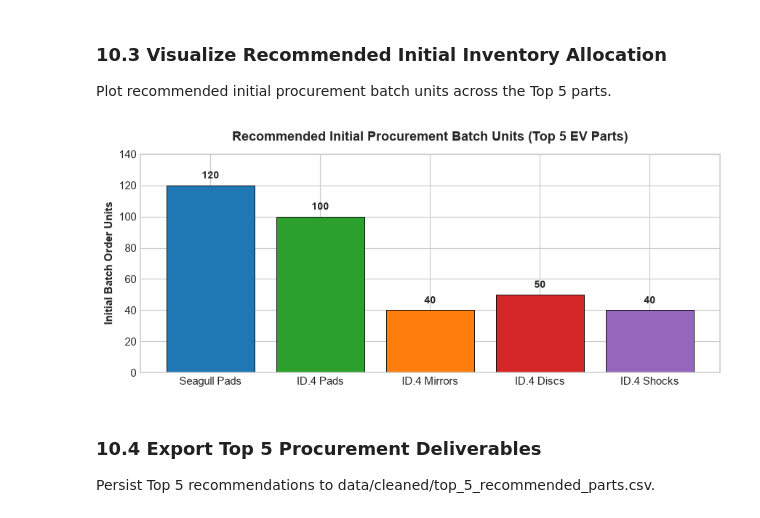
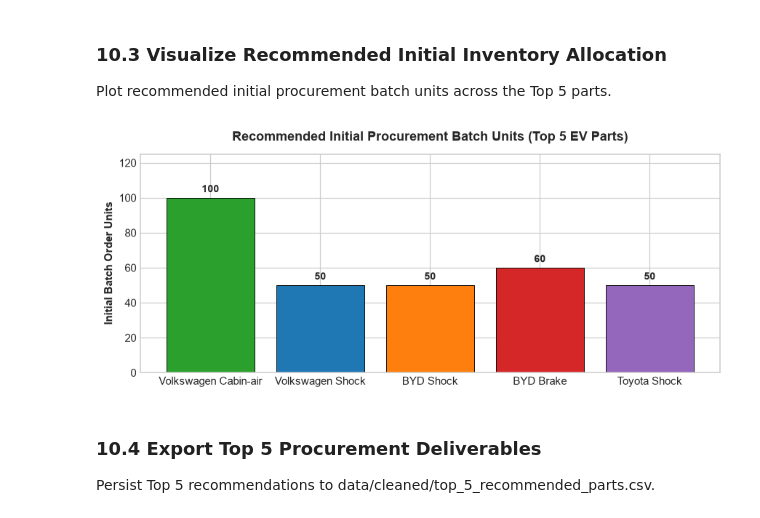
Before and after one commit to EstarCode/ev-spare-parts-prioritization, a Jupyter notebook: notebooks/Abraham_Amogne_EV_Spare_Parts_Prioritization.ipynb, the cells around one changed output. Cells and saved outputs as stored; diff of their text form; code cells hidden in the pictures.

```diff
--- a/notebooks/Abraham_Amogne_EV_Spare_Parts_Prioritization.ipynb
+++ b/notebooks/Abraham_Amogne_EV_Spare_Parts_Prioritization.ipynb
@@ -1512,31 +1531,32 @@ Plot recommended initial procurement batch units across the Top 5 parts.
 # %%
 # Self-healing environment bootstrap (enables standalone cell execution)
 import sys; from pathlib import Path
-if "PROJECT_ROOT" not in globals() or "df_cleaned_listings" not in globals() or "CLEANED_DIR" not in globals() or "quality_profile" not in globals():
-    for _c in [Path(".").resolve(), Path("..").resolve(), Path("ev-spare-parts-prioritization").resolve(), Path("C:/Users/hp/Desktop/EV/ev-spare-parts-prioritization").resolve()]:
-        if _c.exists() and (_c / "src").exists() and (_c / "main.py").exists():
+if 'PROJECT_ROOT' not in globals() or 'df_cleaned_listings' not in globals() or 'CLEANED_DIR' not in globals() or 'quality_profile' not in globals():
+    for _c in [Path('.').resolve(), Path('..').resolve(), Path('ev-spare-parts-prioritization').resolve(), Path('C:/Users/hp/Desktop/EV/ev-spare-parts-prioritization').resolve()]:
+        if _c.exists() and (_c / 'src').exists() and (_c / 'main.py').exists():
             if str(_c) not in sys.path: sys.path.insert(0, str(_c))
             break
     from src.utils.notebook_state import ensure_state; ensure_state(globals())
 
+import re
 plt.figure(figsize=(8, 3.5))
-units = [120, 100, 40, 50, 40]
-labels = ["Seagull Pads", "ID.4 Pads", "ID.4 Mirrors", "ID.4 Discs", "ID.4 Shocks"]
-colors = ["#1f77b4", "#2ca02c", "#ff7f0e", "#d62728", "#9467bd"]
+units_numeric = [int(re.search(r'\d+', str(u)).group()) for u in procurement_playbook['Initial Order Units']]
+labels = [f"{r['Vehicle'].split()[0]} {r['Component'].split()[0]}" for _, r in procurement_playbook.iterrows()]
+colors = ['#2ca02c', '#1f77b4', '#ff7f0e', '#d62728', '#9467bd']
 
-bars = plt.bar(labels, units, color=colors, edgecolor="black", linewidth=0.6)
-plt.title("Recommended Initial Procurement Batch Units (Top 5 EV Parts)", pad=12)
-plt.ylabel("Initial Batch Order Units")
+bars = plt.bar(labels, units_numeric, color=colors, edgecolor='black', linewidth=0.6)
+plt.title('Recommended Initial Procurement Batch Units (Top 5 EV Parts)', pad=12)
+plt.ylabel('Initial Batch Order Units')
 
 for bar in bars:
     yval = bar.get_height()
-    plt.text(bar.get_x() + bar.get_width()/2.0, yval + 3, f"{int(yval)}", ha="center", va="bottom", fontsize=9, fontweight="bold")
+    plt.text(bar.get_x() + bar.get_width()/2.0, yval + 2, f"{int(yval)}", ha='center', va='bottom', fontsize=9, fontweight='bold')
 
-plt.ylim(0, 140)
+plt.ylim(0, max(units_numeric) * 1.25)
 plt.tight_layout()
 plt.show()
 # %% [output]
-[figure, old version]
+[figure, new version]
 # %% [markdown]
 ### 10.4 Export Top 5 Procurement Deliverables
 Persist Top 5 recommendations to data/cleaned/top_5_recommended_parts.csv.
```
Also changed, not shown: parts of 4 cells of this notebook, 3 other files.
